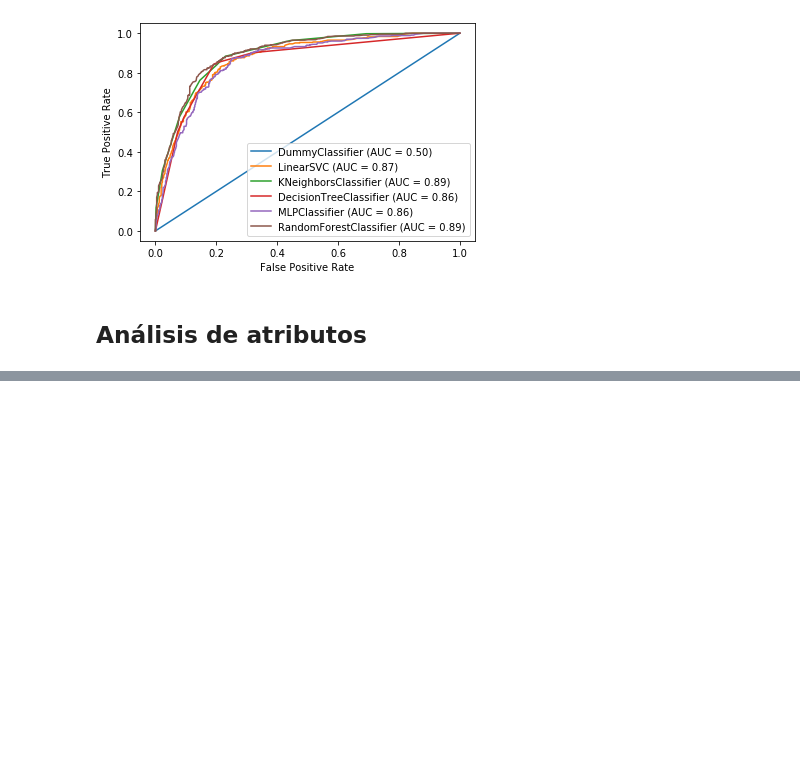
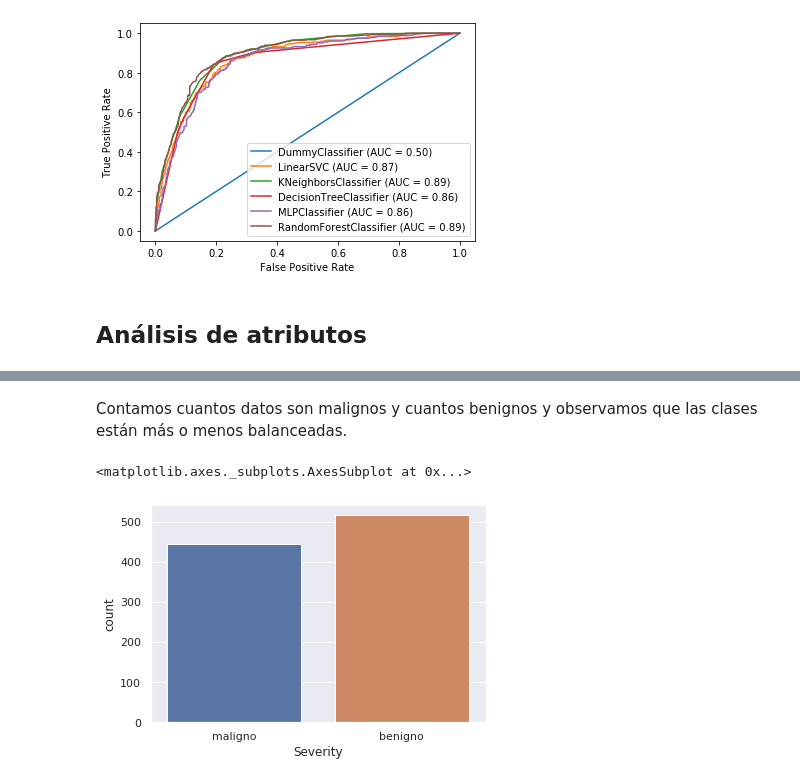
Before and after one commit to patriciacorhid/IN, a Jupyter notebook: P2/P2_visualizacion.ipynb, the cells around one changed output, grey strips where cells are left out. Drawn from its saved outputs; the diff is of its cells as text; code cells hidden in the pictures; blank space fills up the shorter version.

```diff
--- a/P2/P2_visualizacion.ipynb
+++ b/P2/P2_visualizacion.ipynb
@@ -809,3 +810,18 @@ for model in [dummy_clf, svm_clf, knn_clf, tree_clf, mlp_clf, rf_clf]:
 [figure]
 # %% [markdown]
 ## Análisis de atributos
+# %%
+sns.set_theme()
+# %%
+datos = pd.read_csv("mamografias.csv", na_values=["?"]) # Leemos los datos del csv
+# Creamos un objeto Labelencoder
+le = preprocessing.LabelEncoder()
+# Convertimos las columnas categóricas en numéricas
+encoded_value = le.fit_transform(["R","O","L","I", "N"])
+
+print(encoded_value)
+
+for col in ['Shape']:
+    datos[col] = le.fit_transform(datos[col])
+
+datos.head()
@@ -811,0 +836,7 @@ for model in [dummy_clf, svm_clf, knn_clf, tree_clf, mlp_clf, rf_clf]:
+# %% [markdown]
+Contamos cuantos datos son malignos y cuantos benignos y observamos que las clases están más o menos balanceadas.
+# %%
+sns.countplot(data=datos, x='Severity')
+# %% [output]
+<matplotlib.axes._subplots.AxesSubplot at 0x...>
+[figure, added]
```
Also changed, not shown: parts of 15 cells of this notebook, 1 other file.
